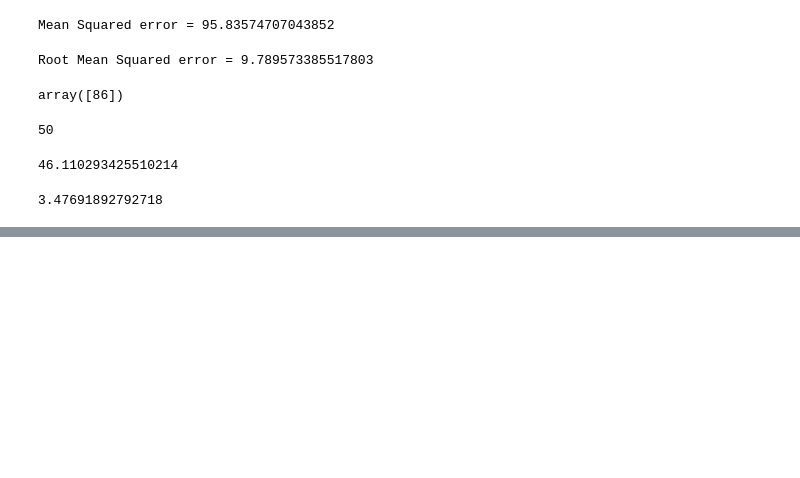
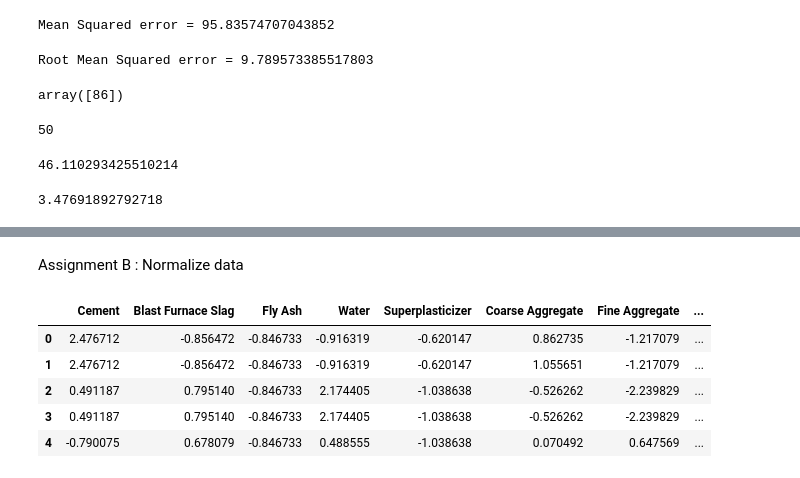
Before and after one commit to yogeshdhome/Coursera-IBM-AI-ML-Course, a Jupyter notebook: RegressionModel_ConcreteStrength.ipynb, the cells around one changed output, grey strips where cells are left out. Drawn from its saved outputs; the diff is of its cells as text; code cells hidden in the pictures; blank space fills up the shorter version.

```diff
--- a/RegressionModel_ConcreteStrength.ipynb
+++ b/RegressionModel_ConcreteStrength.ipynb
@@ -184,0 +204,14 @@ np.std(mean_square_list)
+# %% [markdown]
+Assignment B : Normalize data
+# %%
+#Normalize step
+concrete_df_norm = concrete_df.drop(['Strength'],axis=1)
+concrete_df_norm = (concrete_df_norm - concrete_df_norm.mean()) / concrete_df_norm.std()
+concrete_df_norm.head(5)
+# %% [output]
+|  | Cement | Blast Furnace Slag | Fly Ash | Water | Superplasticizer | Coarse Aggregate | Fine Aggregate | ... |
+| 0 | 2.476712 | -0.856472 | -0.846733 | -0.916319 | -0.620147 | 0.862735 | -1.217079 | ... |
+| 1 | 2.476712 | -0.856472 | -0.846733 | -0.916319 | -0.620147 | 1.055651 | -1.217079 | ... |
+| 2 | 0.491187 | 0.795140 | -0.846733 | 2.174405 | -1.038638 | -0.526262 | -2.239829 | ... |
+| 3 | 0.491187 | 0.795140 | -0.846733 | 2.174405 | -1.038638 | -0.526262 | -2.239829 | ... |
+| 4 | -0.790075 | 0.678079 | -0.846733 | 0.488555 | -1.038638 | 0.070492 | 0.647569 | ... |
```
Also changed, not shown: parts of 9 cells of this notebook.
